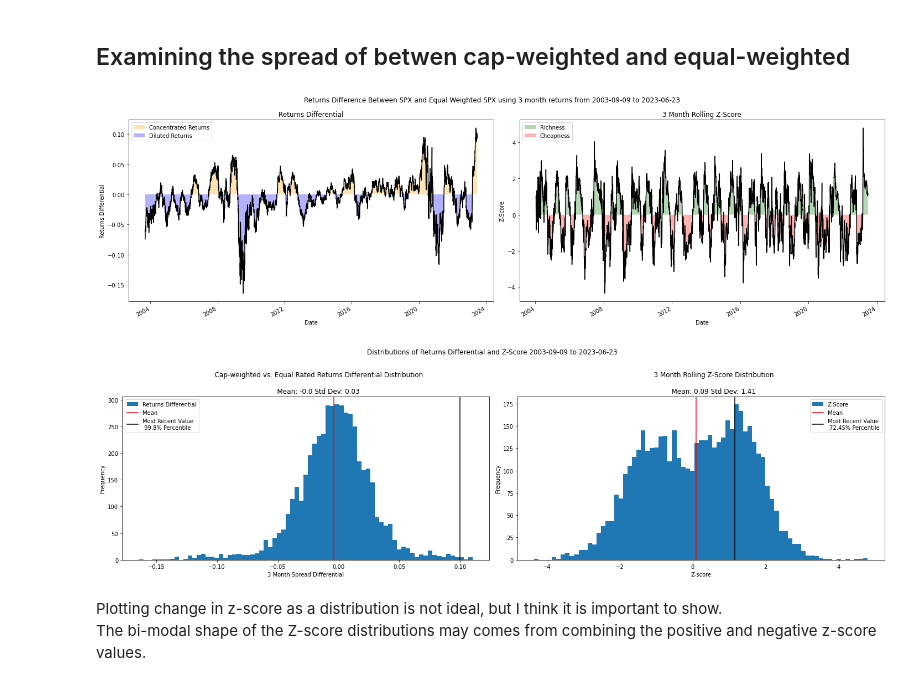
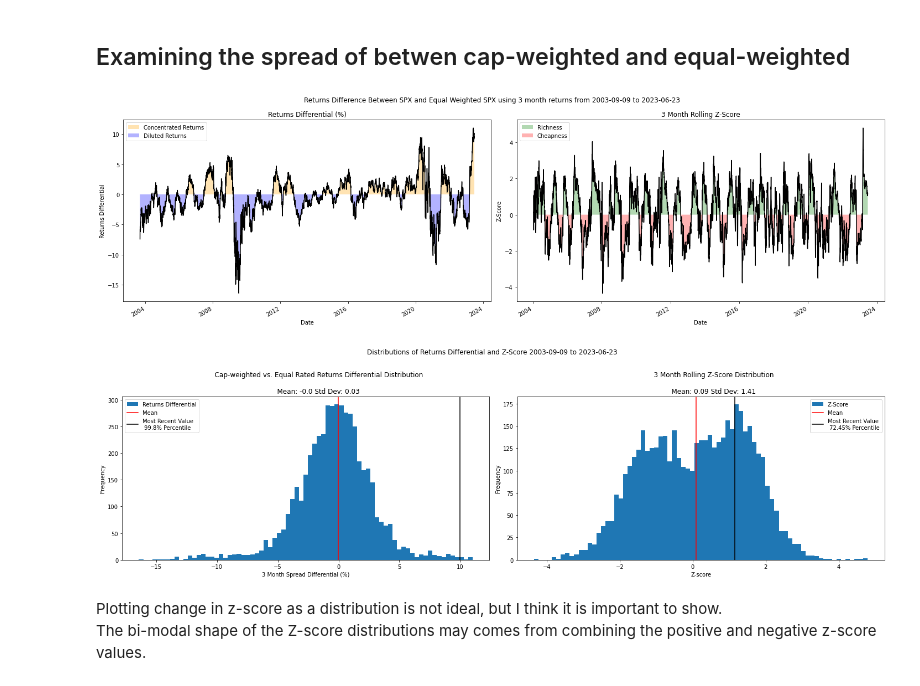
Before and after one commit to diegodalvarez/MarketConcentration, a Jupyter notebook: model.ipynb, the cells around one changed output. Drawn from its saved outputs; the diff is of its cells as text; code cells hidden in the pictures.

```diff
--- a/model.ipynb
+++ b/model.ipynb
@@ -123,26 +123,27 @@ df_spread = (df.dropna().reset_index().melt(
 fig, axes = plt.subplots(ncols = 2, figsize = (20,6))
 (df_spread[
     ["spread_diff"]].
+    assign(spread_diff = lambda x: x.spread_diff * 100).
     plot(
         legend = False,
         ax = axes[0],
         ylabel = "Returns Differential",
         color = "black",
-        title = "Returns Differential"))
+        title = "Returns Differential (%)"))
 
 axes[0].fill_between(
     x = df_spread.index,
-    y1 = df_spread.spread_diff,
+    y1 = df_spread.spread_diff * 100,
     y2 = 0,
-    where = df_spread.spread_diff > 0,
+    where = df_spread.spread_diff * 100 > 0,
     facecolor = "orange",
     alpha = 0.3)
 
 axes[0].fill_between(
     x = df_spread.index,
-    y1 = df_spread.spread_diff,
+    y1 = df_spread.spread_diff * 100,
     y2 = 0,
-    where = df_spread.spread_diff < 0,
+    where = df_spread.spread_diff * 100 < 0,
     facecolor = "blue",
     alpha = 0.3)
 
@@ -163,34 +164,34 @@ axes[0].legend(handles = legend_elements)
 
 axes[1].fill_between(
     x = df_spread.index,
     y1 = df_spread.z_score,
     y2 = 0,
     where = df_spread.z_score > 0,
     facecolor = "green",
     alpha = 0.3)
 
 axes[1].fill_between(
     x = df_spread.index,
     y1 = df_spread.z_score,
     y2 = 0,
     where = df_spread.z_score < 0,
     facecolor = "red",
     alpha = 0.3)
 
 legend_elements = [
     Patch(facecolor = "green", alpha = 0.3, label = "Richness"),
     Patch(facecolor = "red", alpha = 0.3, label = "Cheapness")]
 
 axes[1].legend(handles = legend_elements)
 
 fig.suptitle("Returns Difference Between SPX and Equal Weighted SPX using 3 month returns from {} to {}".format(
     df_spread.index.min().date(),
     df_spread.index.max().date()))
 
 plt.tight_layout()
 plt.show()
 # %% [output]
-[figure, old version]
+[figure, new version]
 # %%
 fig, axes = plt.subplots(ncols = 2, figsize = (20,6))
 
@@ -203,6 +204,7 @@ spread_percentile = stats.percentileofscore(
 
 (df_spread[
     ["spread_diff"]].
+    assign(spread_diff = lambda x: x.spread_diff * 100).
     rename(columns = {"spread_diff": "Returns Differential"}).
     plot(
         kind = "hist", bins = 75, legend = False,
@@ -219,7 +221,7 @@ axes[0].axvline(
     label = "Mean")
 
 axes[0].axvline(
-    x = df_spread.spread_diff.tail(1).values,
+    x = df_spread.spread_diff.tail(1).values * 100,
     color = "black",
     label = "Most Recent Value\n {}% Percentile".format(
         round(spread_percentile,2)))
@@ -257,7 +259,7 @@ axes[1].axvline(
 
 axes[1].legend()
 
-axes[0].set_xlabel("3 Month Spread Differential")
+axes[0].set_xlabel("3 Month Spread Differential (%)")
 axes[1].set_xlabel("Z-score")
 
 fig.suptitle("Distributions of Returns Differential and Z-Score {} to {}".format(
@@ -267,7 +269,7 @@ fig.suptitle("Distributions of Returns Differential and Z-Score {} to {}".format
 plt.tight_layout()
 plt.show()
 # %% [output]
-[figure, old version]
+[figure, new version]
 # %% [markdown]
 Plotting change in z-score as a distribution is not ideal, but I think it is important to show. <br>
 The bi-modal shape of the Z-score distributions may comes from combining the positive and negative z-score values.
```
